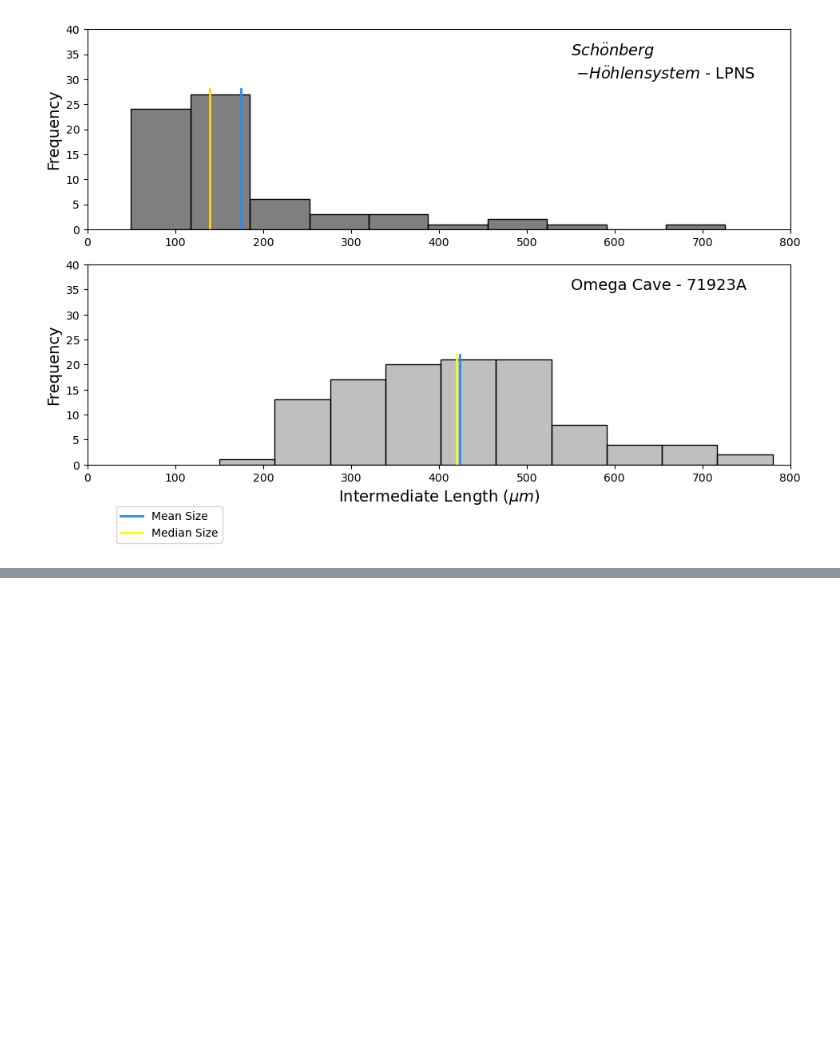
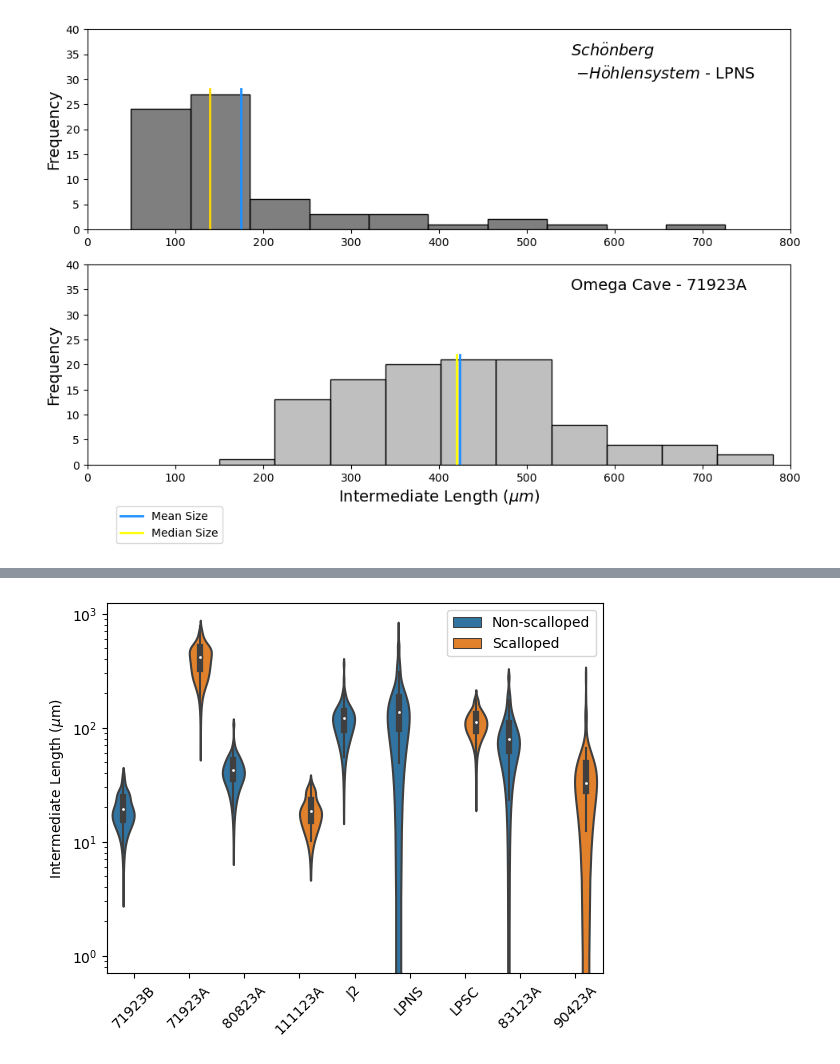
Before and after one commit to ethanoleson/Scallop_code, a Jupyter notebook: grain_size/grain_size.ipynb, the cells around one changed output, grey strips where cells are left out. Cells and saved outputs as stored; diff of their text form; code cells hidden in the pictures; blank space fills up the shorter version.

```diff
--- a/grain_size/grain_size.ipynb
+++ b/grain_size/grain_size.ipynb
@@ -339,3 +339,6 @@ plt.savefig('allochem_sizes_plate_3.png', dpi =600)
 plt.show()
 # %% [output]
 [figure]
+# %%
+violin_data = pd.read_csv('Oleson_grain_size_forViolin.csv')
+violin_data
@@ -341,0 +359,10 @@ plt.show()
+# %%
+fig, ax = plt.subplots()
+sns.violinplot(violin_data, y = 'Height', x = 'Sample', ax= ax, hue= 'scalloped')
+plt.xticks(rotation = 45)
+ax.set_xlabel('')
+ax.set_ylabel('Intermediate Length ($\mu$m)')
+plt.legend(title = '')
+ax.set_yscale('log')
+# %% [output]
+[figure, added]
```
Also changed, not shown: parts of 1 cell of this notebook, 3 other files.
